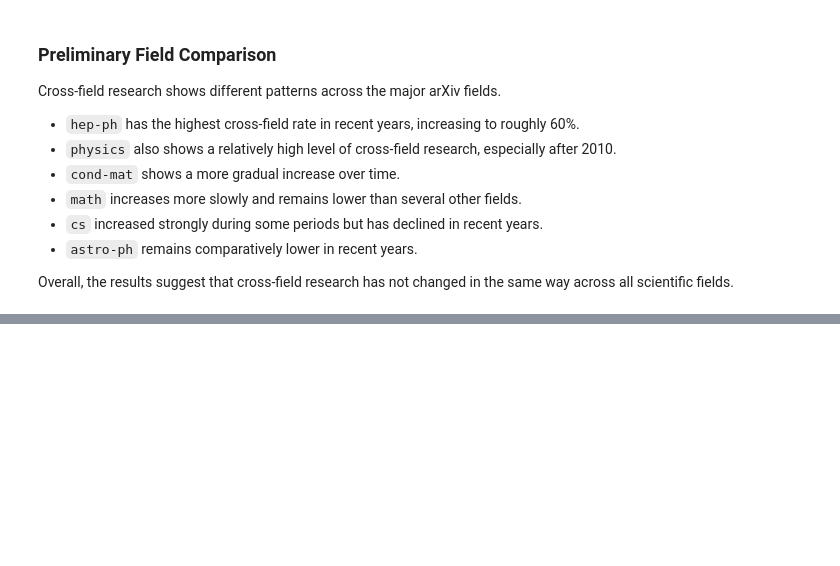
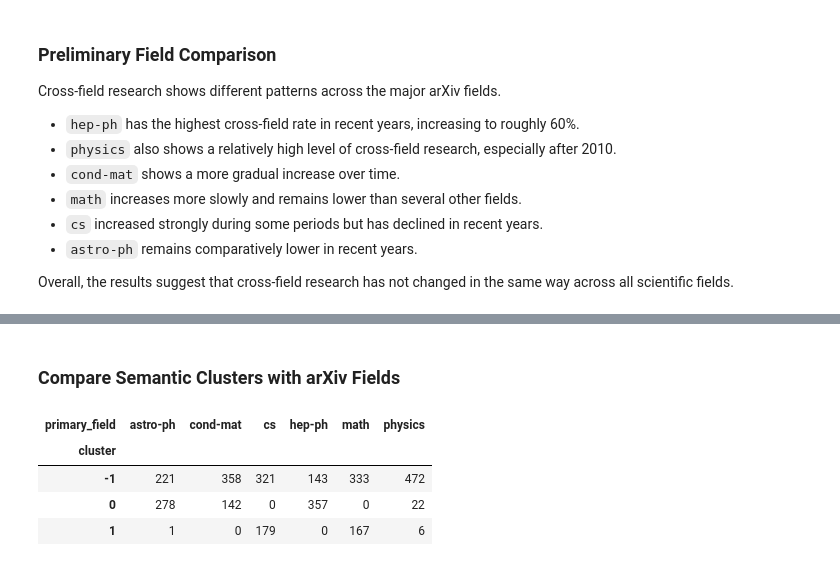
Before and after one commit to csci4491/applied_ds_capstone, a Jupyter notebook: notebooks/2_arxiv_collaboration.ipynb, the cells around one changed output, grey strips where cells are left out. Saved outputs shown, nothing was run; the diff lists cells and outputs as text; code cells hidden in the pictures; blank space fills up the shorter version.

```diff
--- a/notebooks/2_arxiv_collaboration.ipynb
+++ b/notebooks/2_arxiv_collaboration.ipynb
@@ -380,0 +728,28 @@ Overall, the results suggest that cross-field research has not changed in the sa
+# %%
+from sklearn.cluster import HDBSCAN
+
+# HDBSCAN automatically finds groups of semantically similar papers
+# without requiring us to choose the number of clusters beforehand
+cluster_model = HDBSCAN(
+    min_cluster_size=30,
+    min_samples=10
+)
+
+# Assign a semantic cluster to every sampled paper
+cluster_labels = cluster_model.fit_predict(
+    embeddings_pca
+)
+
+# Save the cluster label beside each paper
+embedding_sample["cluster"] = cluster_labels
+
+# HDBSCAN uses -1 for papers that do not clearly belong to a cluster
+print("Number of clusters:",
+      len(set(cluster_labels)) - (1 if -1 in cluster_labels else 0))
+
+print(
+    "Papers labeled as noise:",
+    (cluster_labels == -1).sum()
+)
+
+embedding_sample["cluster"].value_counts().sort_index()
@@ -380,0 +764,16 @@ Overall, the results suggest that cross-field research has not changed in the sa
+# %% [markdown]
+### Compare Semantic Clusters with arXiv Fields
+# %%
+# Count how many papers from each arXiv field appear in each cluster
+cluster_field_counts = pd.crosstab(
+    embedding_sample["cluster"],
+    embedding_sample["primary_field"]
+)
+
+cluster_field_counts
+# %% [output]
+| primary_field | astro-ph | cond-mat | cs | hep-ph | math | physics |
+| cluster |  |  |  |  |  |  |
+| -1 | 221 | 358 | 321 | 143 | 333 | 472 |
+| 0 | 278 | 142 | 0 | 357 | 0 | 22 |
+| 1 | 1 | 0 | 179 | 0 | 167 | 6 |
```
Also changed, not shown: parts of 71 cells of this notebook, 1 other file.
